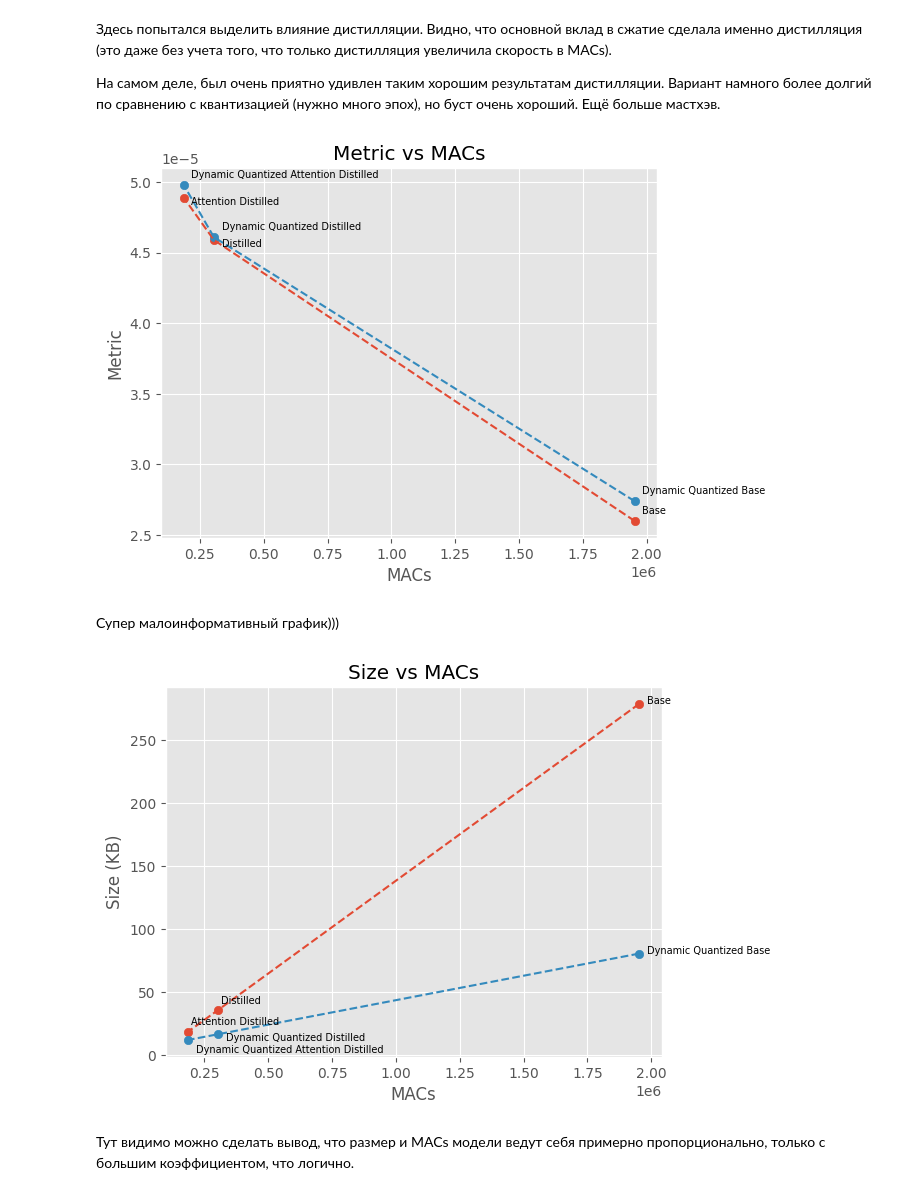
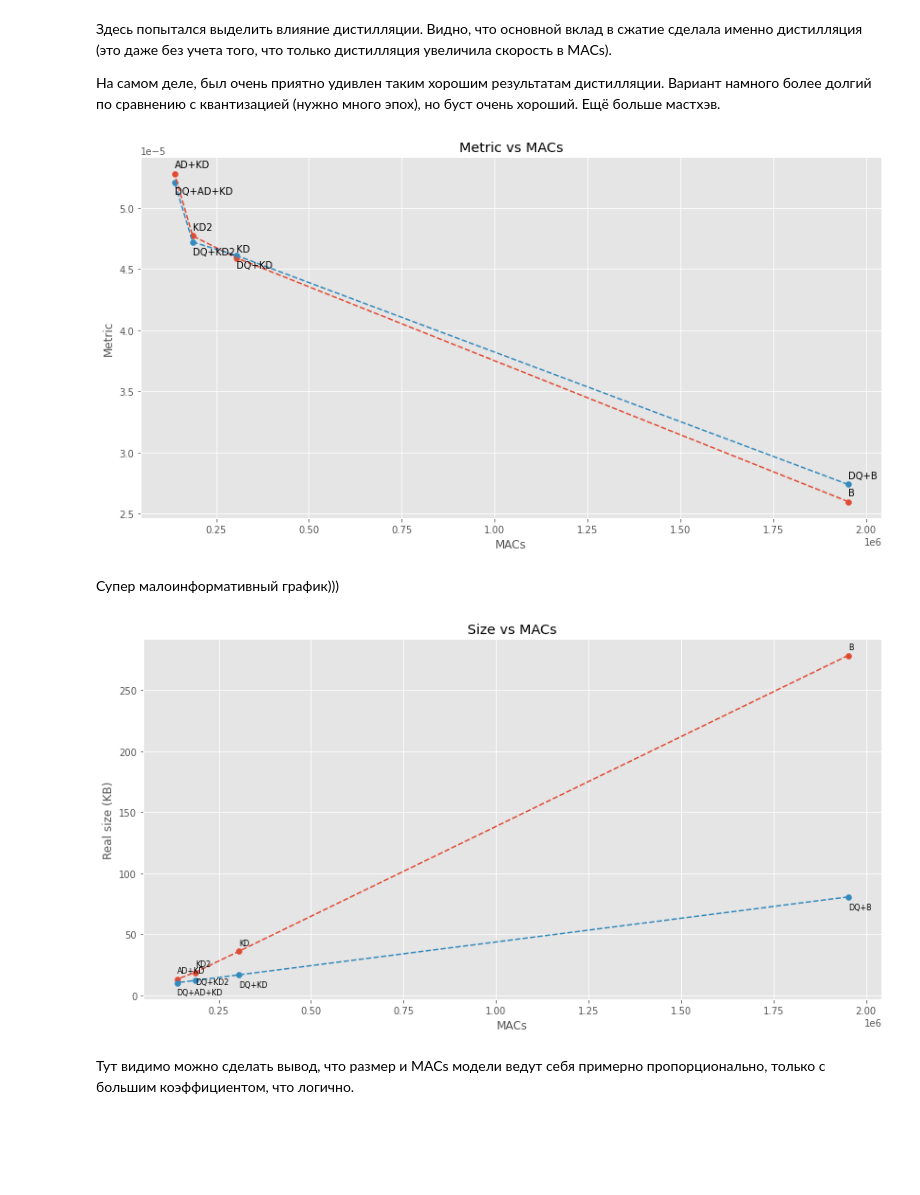
Before and after one commit to erasedwalt/kws-hw, a Jupyter notebook: kws.ipynb, the cells around one changed output. Cells and saved outputs as stored; diff of their text form; code cells hidden in the pictures; blank space fills up the shorter version.

```diff
--- a/kws.ipynb
+++ b/kws.ipynb
@@ -1013,0 +1201,7 @@ model_summaries
+# %%
+model_summaries['DQ+KD2'] = {
+    'MACs': 186924,
+    'Parameters': 3915,
+    'Real size (KB)': 12.16,
+    'Metric': 0.0000472
+}
@@ -1304,7 +1506,7 @@ print(f'Best Base Dynamic Quantization AU FA FR: {dynamic_quant_base_metric: .7f
 # %% [output]
 Best Base Dynamic Quantization AU FA FR:  0.0000274
 # %%
-model_summaries['Dynamic Quantized Base Model'] = {
+model_summaries['DQ+B'] = {
     'MACs': 1952368,
     'Parameters': 70443,
     'Real size (KB)': 80.6,
@@ -1373,18 +1580,22 @@ plt.show()
 
 При этом качество уменьшается в пределах разумного, и в то же время размер уменьшается сильно. Поэтому вывод - квантизация мастхэв.
 # %%
-pairs = [['Base Model', 'Distilled Model', 'Attention Distilled Model'],
-         ['Dynamic Quantized Base Model', 'Dynamic Quantized Distilled Model', 'Dynamic Quantized Attention Distilled Model']]
+pairs = [('B', 'KD', 'KD2', 'AD+KD'),
+         ('DQ+B', 'DQ+KD', 'DQ+KD2', 'DQ+AD+KD')]
+
+plt.figure(figsize=(14, 7))
 
 for pair in pairs:
   sizes, metrics = get_value(pair, value_names)
   plt.scatter(sizes, metrics)
   plt.plot(sizes, metrics, linestyle='dashed')
   for i in range(len(sizes)):
-    if pair[i] in ['Distilled Model', 'Attention Distilled Model']:
-      plt.annotate(pair[i][:-6], (sizes[i] + 5, metrics[i] - 5e-7), fontsize=7)
+    if pair[i] in ['DQ+AD+KD', 'DQ+KD2']:
+      plt.annotate(pair[i], (sizes[i] - 13, metrics[i] - 1e-6), fontsize=10)
+    elif pair[i] == 'DQ+KD':
+      plt.annotate(pair[i], (sizes[i], metrics[i] - 1e-6), fontsize=10)
     else:
-      plt.annotate(pair[i][:-6], (sizes[i] + 5, metrics[i] + 5e-7), fontsize=7)
+      plt.annotate(pair[i], (sizes[i], metrics[i] + 5e-7), fontsize=10)
 
 plt.xlabel('Real size (KB)')
 plt.ylabel('Metric')
@@ -1399,53 +1610,57 @@ plt.show()
 # %%
 value_names = ['MACs', 'Metric']
 
-pairs = [['Base Model', 'Distilled Model', 'Attention Distilled Model'],
-         ['Dynamic Quantized Base Model', 'Dynamic Quantized Distilled Model', 'Dynamic Quantized Attention Distilled Model']]
+pairs = [('B', 'KD', 'KD2', 'AD+KD'),
+         ('DQ+B', 'DQ+KD', 'DQ+KD2', 'DQ+AD+KD')]
+
+plt.figure(figsize=(14, 7))
 
 for pair in pairs:
-  xs, ys = get_value(pair, value_names)
-  plt.scatter(xs, ys)
-  plt.plot(xs, ys, linestyle='dashed')
-  for i in range(len(xs)):
-    if pair[i] in ['Distilled Model', 'Attention Distilled Model']:
-      plt.annotate(pair[i][:-6], (xs[i] + 3e4, ys[i] - 5e-7), fontsize=7)
+  sizes, metrics = get_value(pair, value_names)
+  plt.scatter(sizes, metrics)
+  plt.plot(sizes, metrics, linestyle='dashed')
+  for i in range(len(sizes)):
+    if pair[i] in ['DQ+AD+KD', 'DQ+KD2']:
+      plt.annotate(pair[i], (sizes[i] - 13, metrics[i] - 1e-6), fontsize=10)
+    elif pair[i] == 'DQ+KD':
+      plt.annotate(pair[i], (sizes[i], metrics[i] - 1e-6), fontsize=10)
     else:
-      plt.annotate(pair[i][:-6], (xs[i] + 3e4, ys[i] + 5e-7), fontsize=7)
+      plt.annotate(pair[i], (sizes[i], metrics[i] + 5e-7), fontsize=10)
 
 plt.xlabel('MACs')
 plt.ylabel('Metric')
 plt.title('Metric vs MACs')
 plt.show()
 # %% [output]
-[figure, old version]
+[figure, new version]
 # %% [markdown]
 Супер малоинформативный график)))
 # %%
 value_names = ['MACs', 'Real size (KB)']
 
-pairs = [['Base Model', 'Distilled Model', 'Attention Distilled Model'],
-         ['Dynamic Quantized Base Model', 'Dynamic Quantized Distilled Model', 'Dynamic Quantized Attention Distilled Model']]
+pairs = [('B', 'KD', 'KD2', 'AD+KD'),
+         ('DQ+B', 'DQ+KD', 'DQ+KD2', 'DQ+AD+KD')]
+
+plt.figure(figsize=(14, 7))
 
 for pair in pairs:
-  xs, ys = get_value(pair, value_names)
-  plt.scatter(xs, ys)
-  plt.plot(xs, ys, linestyle='dashed')
-  for i in range(len(xs)):
-    if pair[i] in ['Distilled Model', 'Attention Distilled Model']:
-      plt.annotate(pair[i][:-6], (xs[i] + 1e4, ys[i] + 5), fontsize=7)
-    elif pair[i] == 'Dynamic Quantized Attention Distilled Model':
-      plt.annotate(pair[i][:-6], (xs[i] + 3e4, ys[i] - 10), fontsize=7)
-    elif pair[i] == 'Dynamic Quantized Distilled Model':
-      plt.annotate(pair[i][:-6], (xs[i] + 3e4, ys[i] - 5), fontsize=7)
+  sizes, metrics = get_value(pair, value_names)
+  plt.scatter(sizes, metrics)
+  plt.plot(sizes, metrics, linestyle='dashed')
+  for i in range(len(sizes)):
+    if pair[i] in pairs[0]:
+      plt.annotate(pair[i], (sizes[i], metrics[i] + 5), fontsize=8)
+    elif pair[i] == 'DQ+KD2':
+      plt.annotate(pair[i], (sizes[i], metrics[i] - 3), fontsize=8)
     else:
-      plt.annotate(pair[i][:-6], (xs[i] + 3e4, ys[i] + 5e-7), fontsize=7)
+      plt.annotate(pair[i], (sizes[i], metrics[i] - 10), fontsize=8)
 
 plt.xlabel('MACs')
-plt.ylabel('Size (KB)')
+plt.ylabel('Real size (KB)')
 plt.title('Size vs MACs')
 plt.show()
 # %% [output]
-[figure, old version]
+[figure, new version]
 # %% [markdown]
 Тут видимо можно сделать вывод, что размер и MACs модели ведут себя примерно пропорционально, только с большим коэффициентом, что логично.
 # %% [markdown]
```
Also changed, not shown: parts of 52 cells of this notebook, 4 other files.
